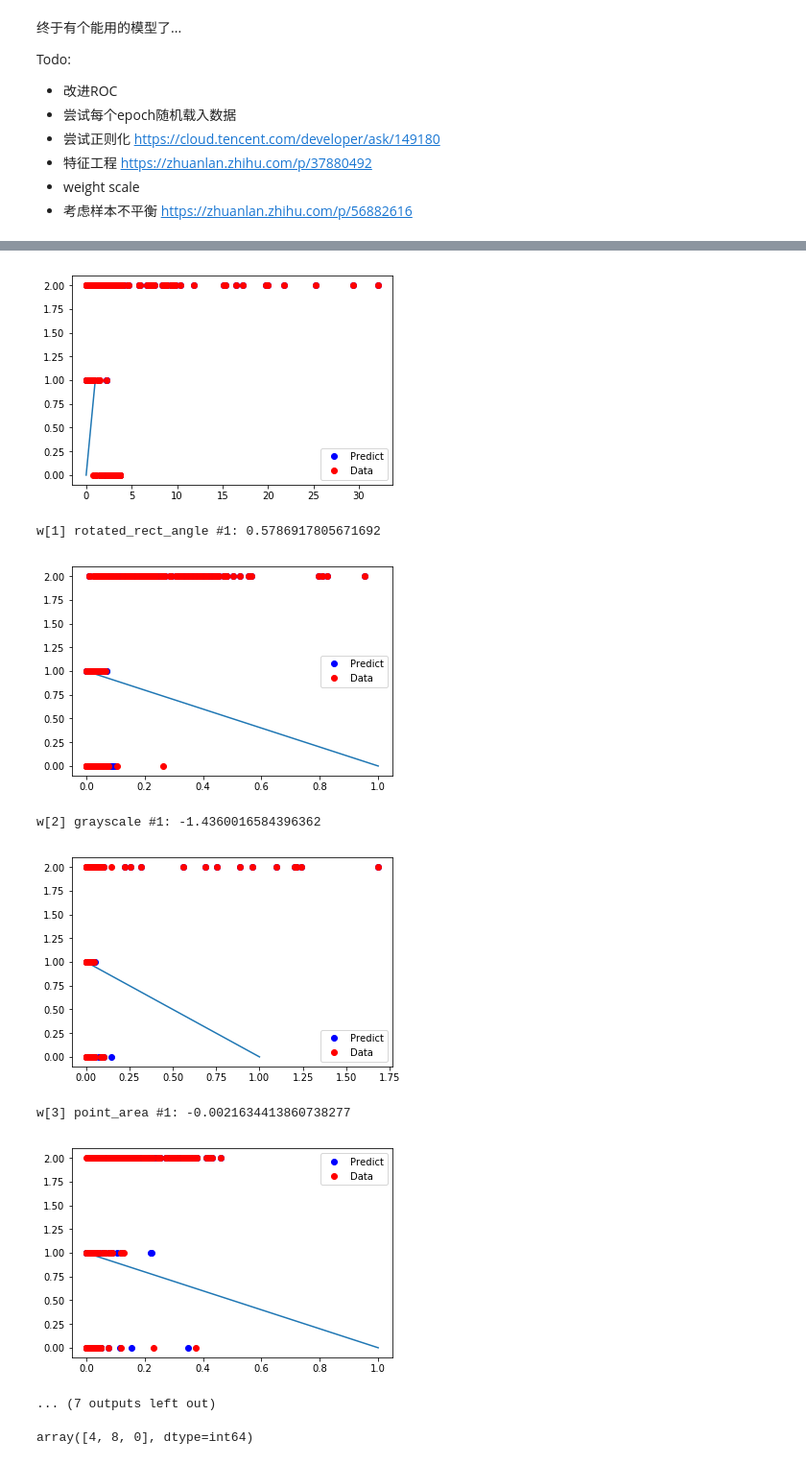
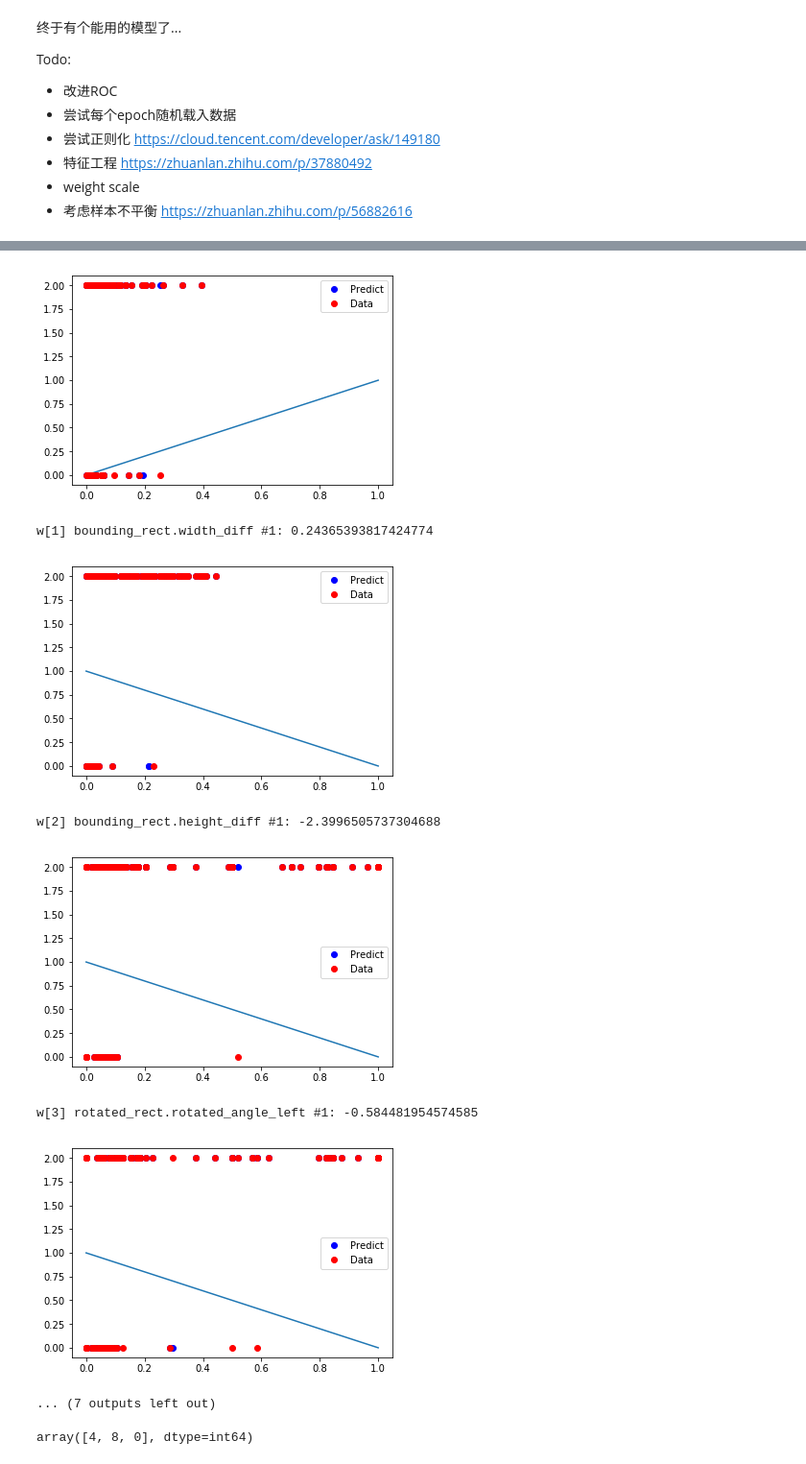
Before and after one commit to RoboVigor/RV-AutoAim, a Jupyter notebook: model/multiclass.ipynb, the cells around one changed output, grey strips where cells are left out. Shown at 96% size. Cells and saved outputs as stored; diff of their text form; code cells hidden in the pictures.

```diff
--- a/model/multiclass.ipynb
+++ b/model/multiclass.ipynb
@@ -40,7 +40,7 @@ def preprocess(t,h):
     return t
 
 def load(filename):
-    header, data = autoaim.DataLoader().read_csv(filename)
+    header, data = autoaim.helpers.read_csv(filename)
     data = torch.Tensor(data).to(device)
     data = preprocess(data,header)
     x = data[:, :-1]
@@ -196,16 +196,15 @@ def analyse(x_anls, y_anls, threshold):
 # Save
 def save(filename):
     dataloader = autoaim.DataLoader()
-    dataloader.new_csv(filename, autoaim.aimmat.enabled_props)
+    autoaim.helpers.new_csv(filename, header[:-1])
     w = [wi.data.cpu() for wi in model.parameters()]
     w = torch.cat((w[0], w[1].reshape(3,1)),1)
     w = w.reshape(1,w.size(0)*w.size(1)).numpy()
     for row in w:
-        dataloader.append_csv(filename, row)
-
+        autoaim.helpers.append_csv(filename, row)
 
 with torch.no_grad():
 #     x_test, y_test,*_ = load('test.csv', 0)
-    save('model/weights/lamp.csv')
+    save('pair.csv')
     analyse(x_test, y_test, 0.5)
 # %% [output]
@@ -223,9 +223,9 @@ w[0] bounding_rect_ratio #1: -0.9470531940460205
-[figure, old version]
+[figure, new version]
-w[1] rotated_rect_angle #1: 0.5786917805671692
+w[1] bounding_rect.width_diff #1: 0.24365393817424774
-[figure, old version]
+[figure, new version]
-w[2] grayscale #1: -1.4360016584396362
+w[2] bounding_rect.height_diff #1: -2.3996505737304688
-[figure, old version]
+[figure, new version]
-w[3] point_area #1: -0.0021634413860738277
+w[3] rotated_rect.rotated_angle_left #1: -0.584481954574585
-[figure, old version]
+[figure, new version]
 ... (7 outputs left out)
 # %%
```
Also changed, not shown: parts of 4 cells of this notebook, 17 other files.
